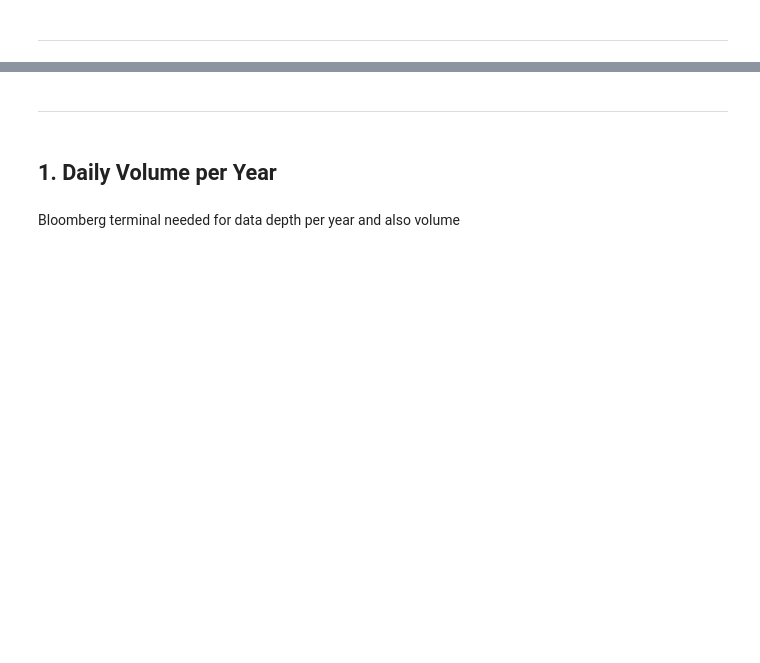
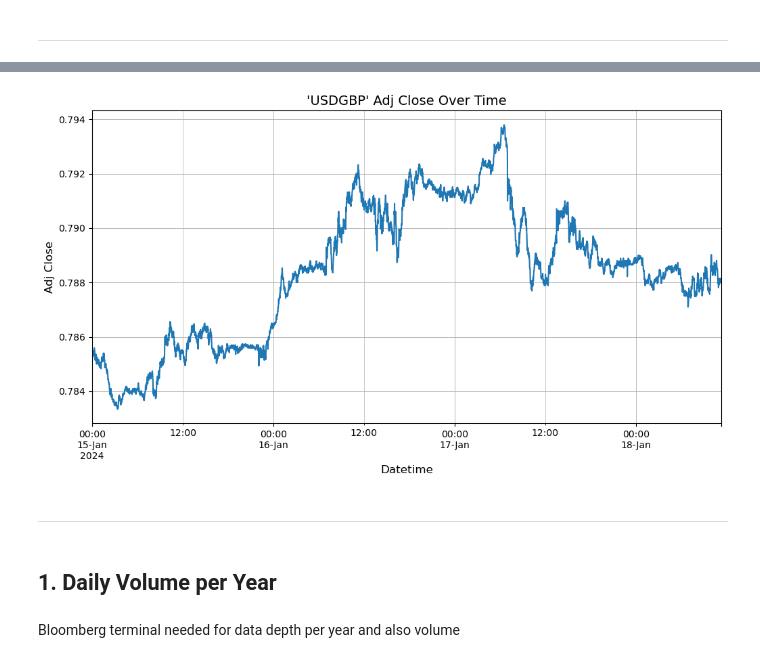
Before and after one commit to Modi1997/FX-HFT-Effects-on-US-Macro-Data, a Jupyter notebook: FX HFT Effects on US Macroeconomic Data Releases.ipynb, the cells around one changed output, grey strips where cells are left out. Saved outputs shown, nothing was run; the diff lists cells and outputs as text; code cells hidden in the pictures; blank space fills up the shorter version.

Commit message:
feat: new development for macro data
Signed-off-by: Mondi <modiosmena@hotmail.com>

```diff
--- a/FX HFT Effects on US Macroeconomic Data Releases.ipynb
+++ b/FX HFT Effects on US Macroeconomic Data Releases.ipynb
@@ -212,9 +344,11 @@ def calculate_volatility(df):
     if df is None or df.empty:
         print("Error: DataFrame is empty or invalid.")
         return None
-
-    # Calculate Log Returns
-    df['Log_Returns'] = np.log(df['Adj Close'] / df['Adj Close'].shift(1))
+    if "Adj Close" in df.columns:
+        # Calculate Log Returns
+        df['Log_Returns'] = np.log(df['Adj Close'] / df['Adj Close'].shift(1))
+    else:
+        df['Log_Returns'] = np.log(df['Close'] / df['Close'].shift(1))
     # Compute Volatility
     df['Volatility'] = df['Log_Returns'].abs()
     # Compute Average Volatility based on number of rows
@@ -287,6 +438,8 @@ polygon_fx_data
 # %%
-# plot_time_series(fx_data, column="Adj Close") # YF
-#plot_time_series(polygon_fx_data, "Adj Close") # Polygon
+# Polygon
+plot_time_series(polygon_fx_data, "Adj Close")
+# %% [output]
+[figure, added]
 # %% [markdown]
 -----------
 # %% [markdown]
```
Also changed, not shown: parts of 15 cells of this notebook, 1 other file.
